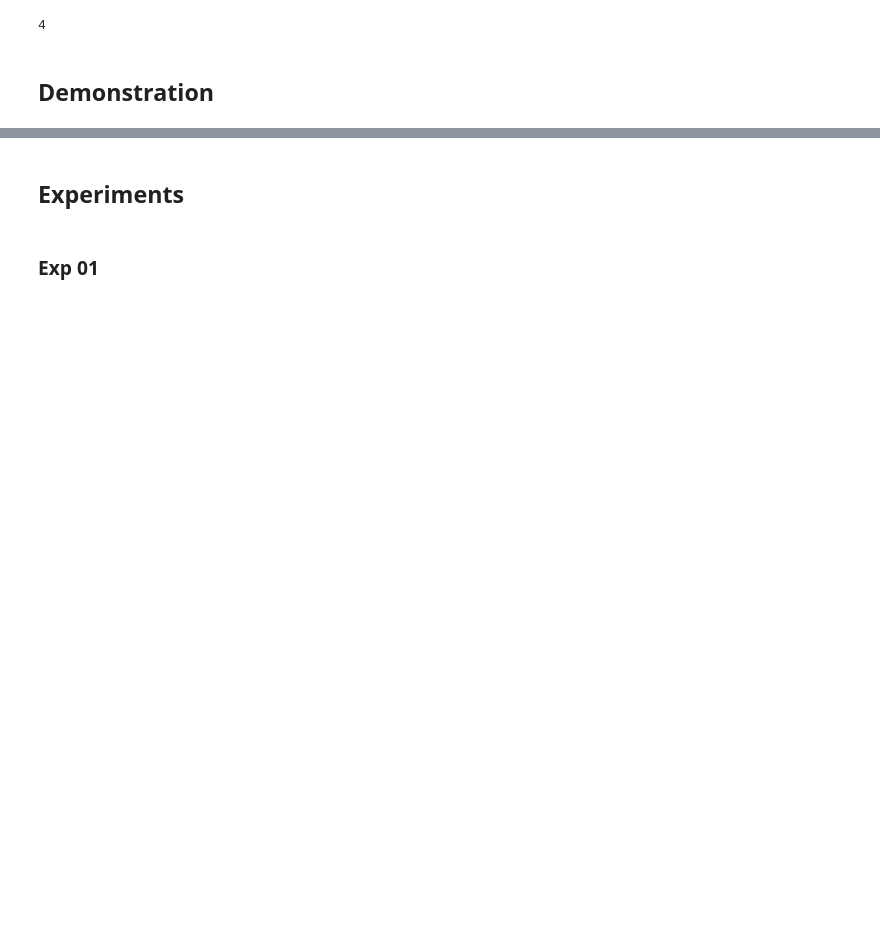
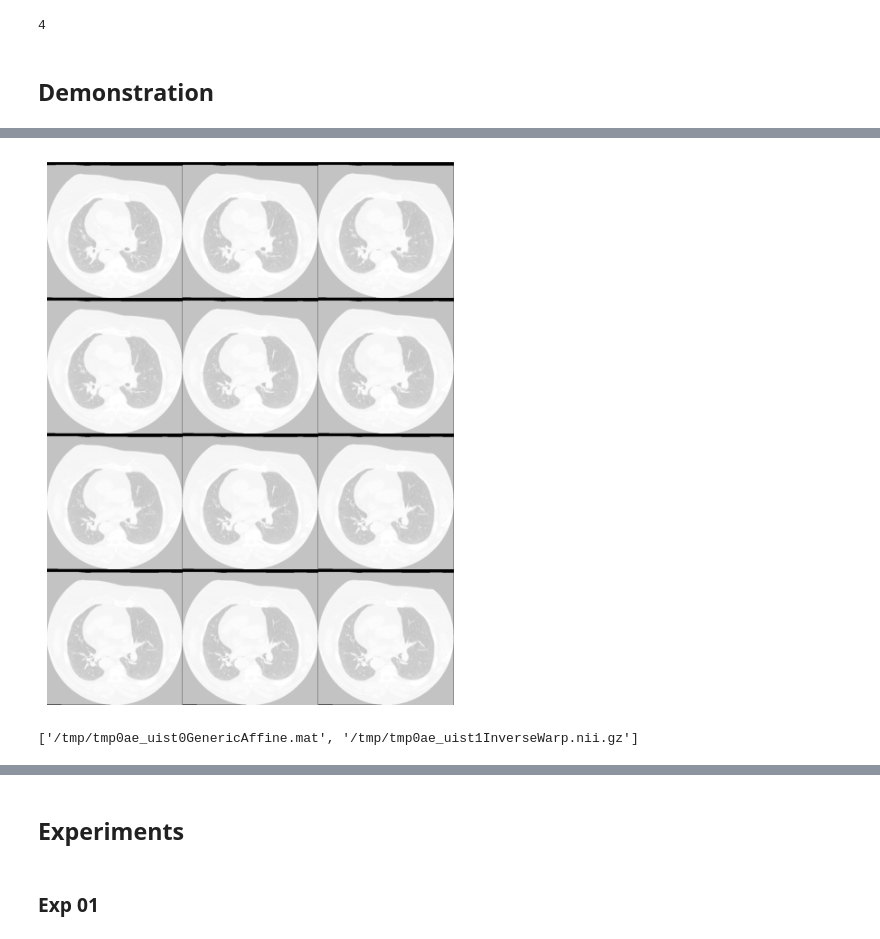
Before and after one commit to joaco18/mira_final_project, a Jupyter notebook: ants/ants_registration.ipynb, the cells around one changed output, grey strips where cells are left out. Saved outputs shown, nothing was run; the diff lists cells and outputs as text; code cells hidden in the pictures; blank space fills up the shorter version.

```diff
--- a/ants/ants_registration.ipynb
+++ b/ants/ants_registration.ipynb
@@ -89,3 +98,11 @@ fixed.plot(overlay=registered, title='After Registration', cmap='gray', overlay_
+# %%
+registered.plot(axis=2)
+# %% [output]
+[figure, added]
+# %%
+mytx['invtransforms']
+# %% [output]
+['/tmp/tmp0ae_uist0GenericAffine.mat', '/tmp/tmp0ae_uist1InverseWarp.nii.gz']
 # %%
 case_path = Path(sample['i_img_path']).parent
 lm_filepath_fixed = case_path / f"{sample['case']}_eBHCT_lm.csv"
```
Also changed, not shown: parts of 34 cells of this notebook, 1 other file.
